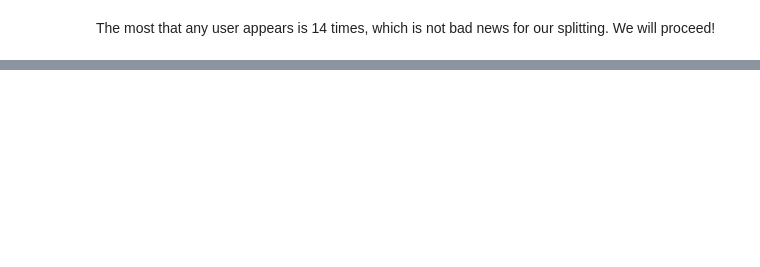
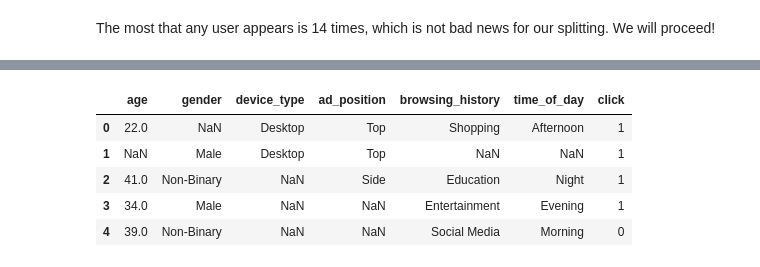
Before and after one commit to zabethe/ad-click-prediction, a Jupyter notebook: A_eda.ipynb, the cells around one changed output, grey strips where cells are left out. Saved outputs shown, nothing was run; the diff lists cells and outputs as text; code cells hidden in the pictures; blank space fills up the shorter version.

Commit message:
data cleaning

```diff
--- a/A_eda.ipynb
+++ b/A_eda.ipynb
@@ -247,12 +356,11 @@ Great! We have no overlap in our test and train users and our train and test set
 # %%
-# Calculating sample weight in the training data
-from sklearn.utils.class_weight import compute_sample_weight
+# Dropping `id`
+adclicks = adclicks.drop(columns='id')
 
 for fold in folds:
-    train_set = fold[0].copy()
-    sample_weight = compute_sample_weight(class_weight='balanced', y=train_set['id'])
-    train_set.loc[:, 'sample_weight'] = sample_weight
-    fold[0] = train_set
+    X_train, X_test, y_train, y_test = fold
+    fold[0] = X_train.drop(columns='id')
+    fold[1] = X_test.drop(columns='id')
 
 # NOTEBOOK EXCLUSIVE CODE
 if __name__ == "__main__":
@@ -266,0 +382,9 @@ Now, with successfully split data, we will move on to transforming and preproces
+# %%
+adclicks.head()
+# %% [output]
+|  | age | gender | device_type | ad_position | browsing_history | time_of_day | click |
+| 0 | 22.0 | NaN | Desktop | Top | Shopping | Afternoon | 1 |
+| 1 | NaN | Male | Desktop | Top | NaN | NaN | 1 |
+| 2 | 41.0 | Non-Binary | NaN | Side | Education | Night | 1 |
+| 3 | 34.0 | Male | NaN | NaN | Entertainment | Evening | 1 |
+| 4 | 39.0 | Non-Binary | NaN | NaN | Social Media | Morning | 0 |
```
Also changed, not shown: parts of 14 cells of this notebook.
